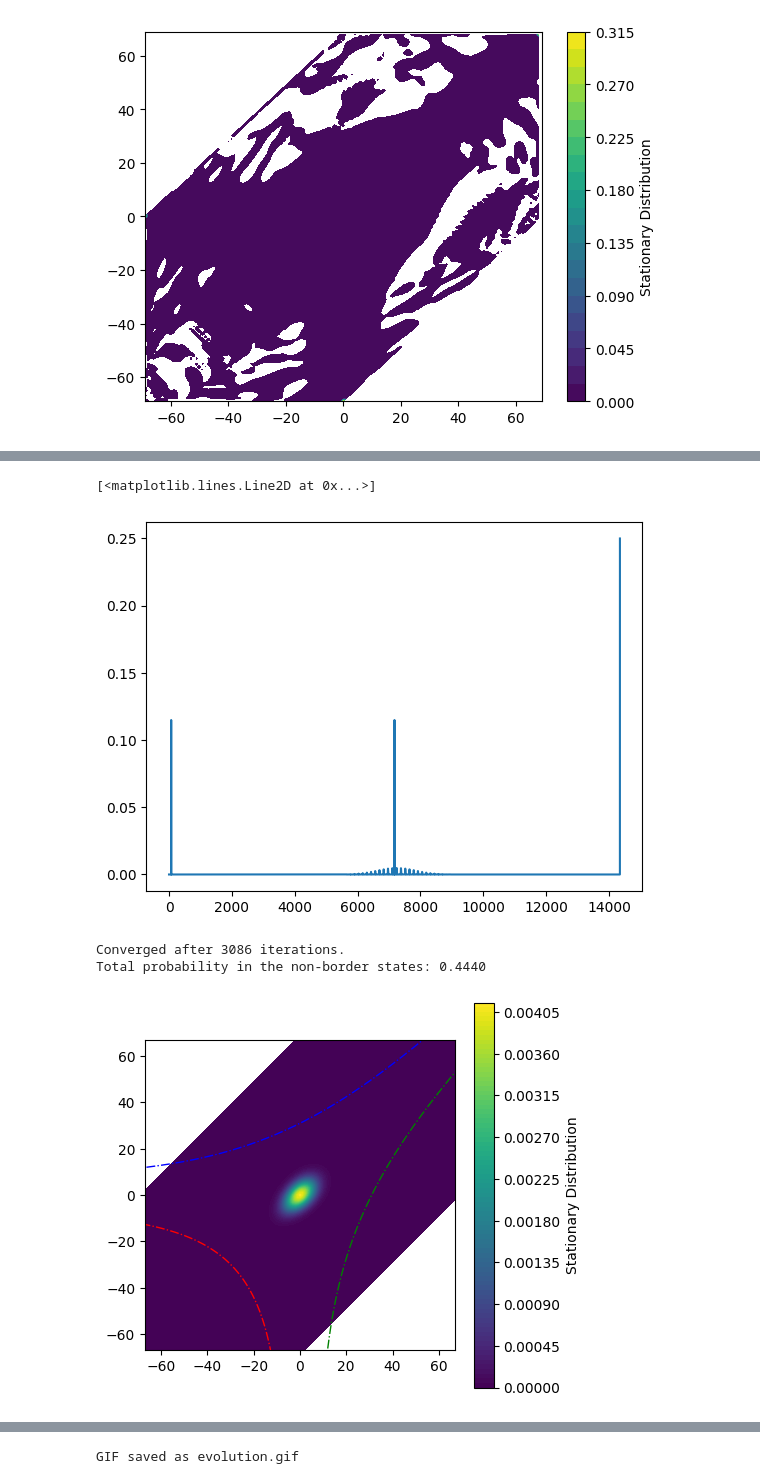
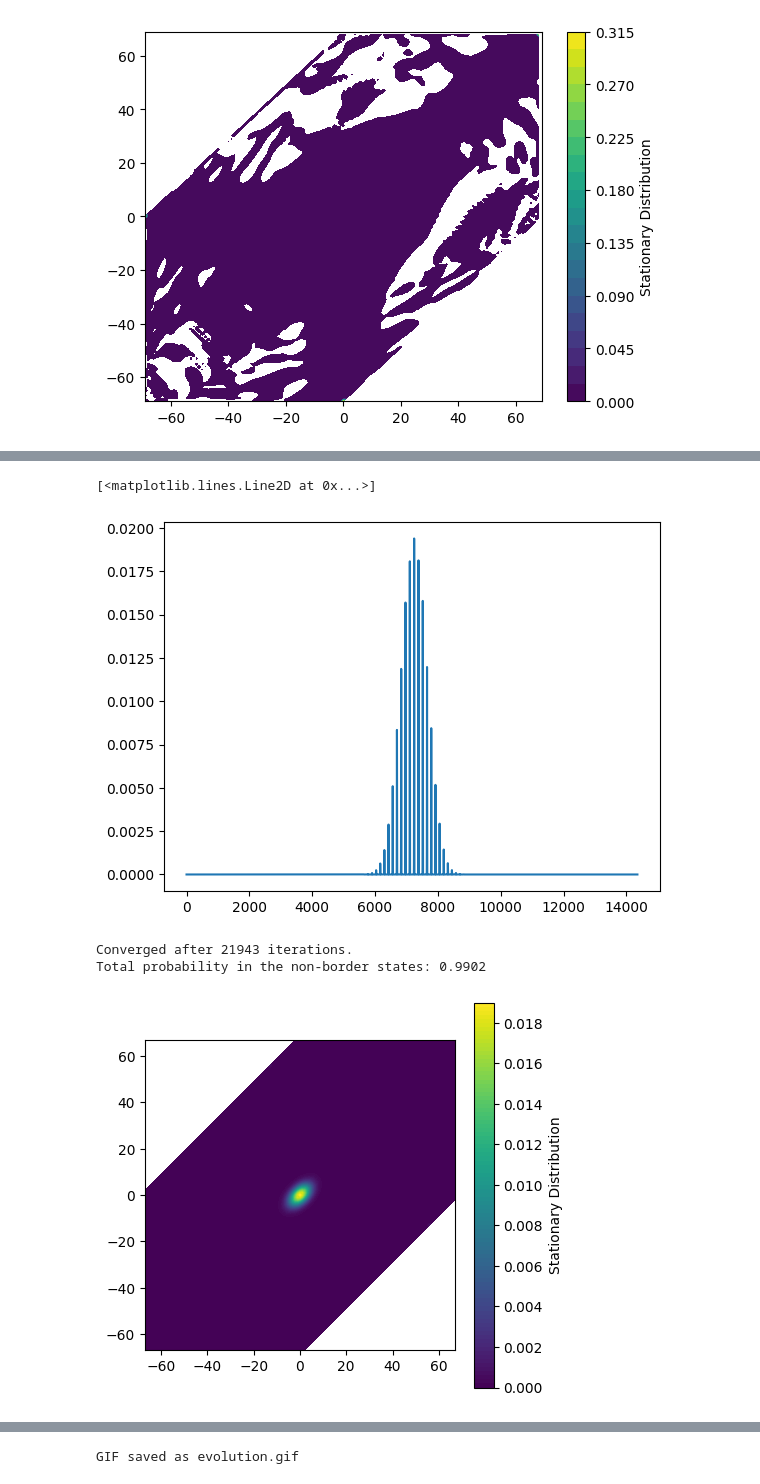
Before and after one commit to sadraheydari/SchumpeterCournotGE, a Jupyter notebook: experiments/3-firm-policy.ipynb, the cells around one changed output, grey strips where cells are left out. Cells and saved outputs as stored; diff of their text form; code cells hidden in the pictures.

```diff
--- a/experiments/3-firm-policy.ipynb
+++ b/experiments/3-firm-policy.ipynb
@@ -20,24 +20,24 @@ from scipy.sparse.linalg import eigs
 
 from tqdm import tqdm, trange
 # %%
-FILE_PATH = "/Users/2929332h/Library/CloudStorage/OneDrive-UniversityofGlasgow/PhD/Code/SchumpeterCournot/output/3-firm/policy_by_relative_state_70.jld2"
+FILE_PATH = "../output/3-firm/policy_by_relative_state_70_sigma2-2.jld2"
 # %%
 model_settings = {
-    "SavedAt": "2026-04-01T17:51:41.497",
+    "SavedAt": "2026-04-21T11:42:26.833",
     "ModelEnvironment": {
         "tau_max": 70,
         "l_max": 0.3
     },
     "SolverState": {
-        "is_converged": True,
+        "is_converged": True
     },
     "ModelParameters": {
-        "sigma": 1.2,
+        "sigma": 2.2,
         "n": 3,
         "alpha": 5,
         "gamma": 1.03,
         "PROB": "SQRT",
-        "beta": 0.95
+        "beta": 0.976
     },
     "ModelSettings": {
         "tol_update": 1.0e-6,
@@ -47,7 +47,7 @@ model_settings = {
         "sdf_relaxer": 1,
         "max_iter_update": 500
     },
-    "Timestamp": "2026-04-01T17:51:41.479"
+    "Timestamp": "2026-04-21T11:42:26.833"
 }
 # %%
 with File(FILE_PATH, "r") as f:
@@ -95,6 +95,6 @@ plt.show()
 # %%
-GAMMA = 1.03
-SIGMA = 1.2
+GAMMA = model_settings["ModelParameters"]["gamma"]
+SIGMA = model_settings["ModelParameters"]["sigma"]
 
 def is_firm_active(tau_list):
     global GAMMA, SIGMA
@@ -611,7 +617,7 @@ state[idx_state_map[(20, -20)], 0] = 1
 
 state = state / state.sum()  # Normalize to make it a probability distribution
 
-for i in trange(10000):
+for i in trange(50000):
     new_state = P_sparse.T @ state
     if np.isclose(new_state, state, atol=1e-15).all():
         print(f"Converged after {i} iterations.")
@@ -630,50 +636,51 @@ Converged after 3188 iterations.
 plt.plot(state)
 # %% [output]
 [<matplotlib.lines.Line2D at 0x...>]
-[figure, old version]
+[figure, new version]
 # %%
 state = np.zeros((len(state_space_2d), 1))
 state += 1 / len(state)  # Start with a uniform distribution over all states
 
-for i in trange(4000):
+for i in trange(50000):
     new_state = P_sparse.T @ state
-    if np.isclose(new_state, state, atol=1e-12).all():
+    if np.isclose(new_state, state, atol=1e-8).all():
         print(f"Converged after {i} iterations.")
         break
     state = new_state
 
 skip_border = 2
 
 state_2d = convert_1d_to_2d(state.flatten(), idx_state_map, d_states)
 plt.figure(figsize=(5,5))
 plt.gca().set_aspect('equal', adjustable='box')
 plt.contourf(
     X[skip_border:-skip_border, skip_border:-skip_border],
     Y[skip_border:-skip_border, skip_border:-skip_border],
     state_2d[skip_border:-skip_border, skip_border:-skip_border],
     levels=100, cmap='viridis'
 )
 plt.colorbar(label='Stationary Distribution')
 
 x_min, x_max = plt.gca().get_xlim()
 
 # plot the boundary lines in the secondary column
-plt.plot(bnd_3 * -1, d_states * -1, 'g-.', linewidth=1)
-plt.plot(d_states * -1, bnd_2 * -1, 'b-.', linewidth=1)
-plt.plot(bnd_1[:, 0] + 1, bnd_1[:, 1] + 1, 'r-.', linewidth=1)
+# plt.plot(bnd_3 * -1, d_states * -1, 'g-.', linewidth=1)
+# plt.plot(d_states * -1, bnd_2 * -1, 'b-.', linewidth=1)
+# plt.plot(bnd_1[:, 0] + 1, bnd_1[:, 1] + 1, 'r-.', linewidth=1)
+
 plt.xlim(x_min, x_max)
 plt.ylim(x_min, x_max)
 
 temp = state_2d[skip_border:-skip_border, skip_border:-skip_border].copy()
 temp[np.isnan(temp)] = 0
 total_prob = temp.sum()
 print(f"Total probability in the non-border states: {total_prob:.4f}")
 
 plt.show()
 # %% [output]
-Converged after 3086 iterations.
-Total probability in the non-border states: 0.4440
+Converged after 21943 iterations.
+Total probability in the non-border states: 0.9902
-[figure, old version]
+[figure, new version]
 # %%
 stationary_dist = {}
 for i in range(len(d_states)):
```
Also changed, not shown: parts of 14 cells of this notebook.
